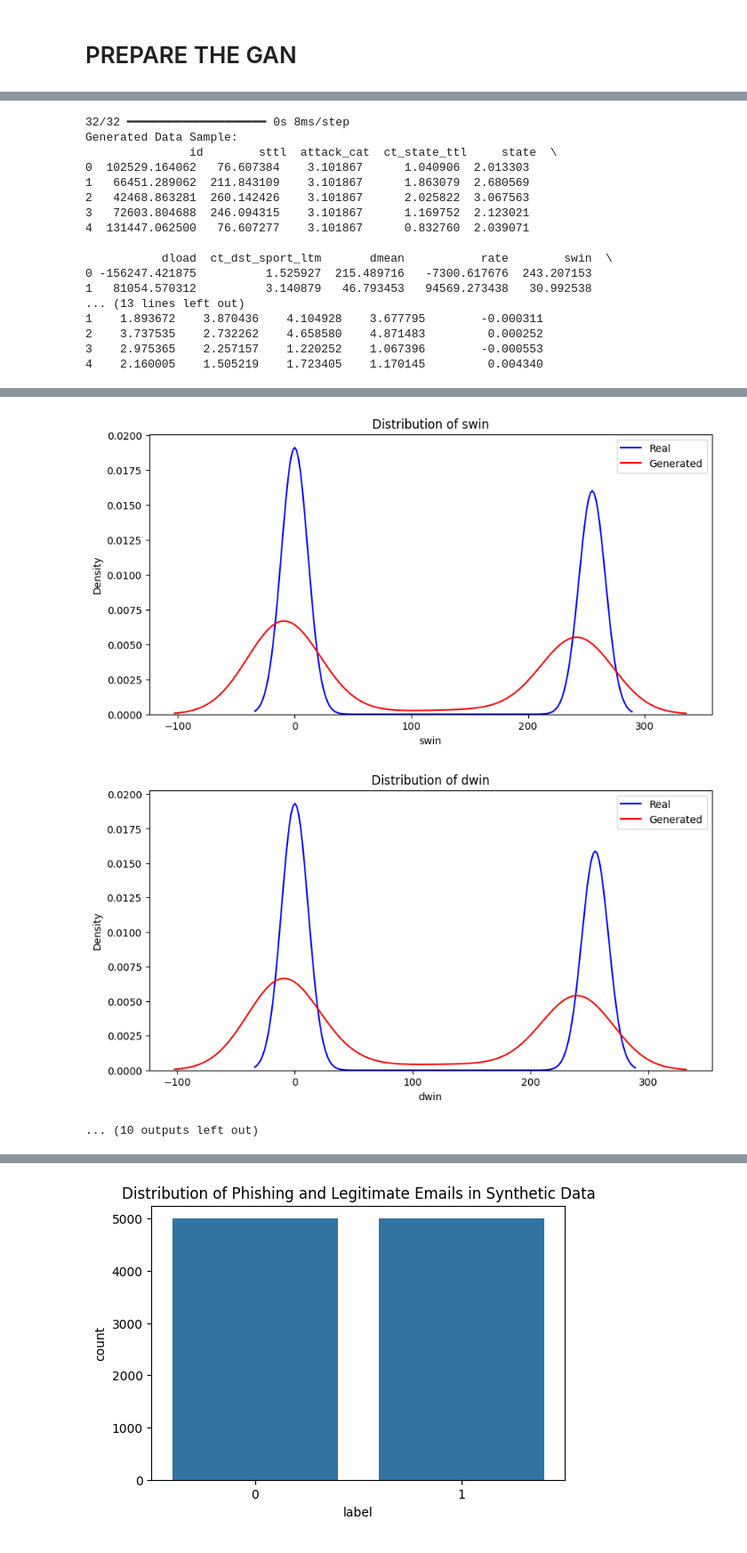
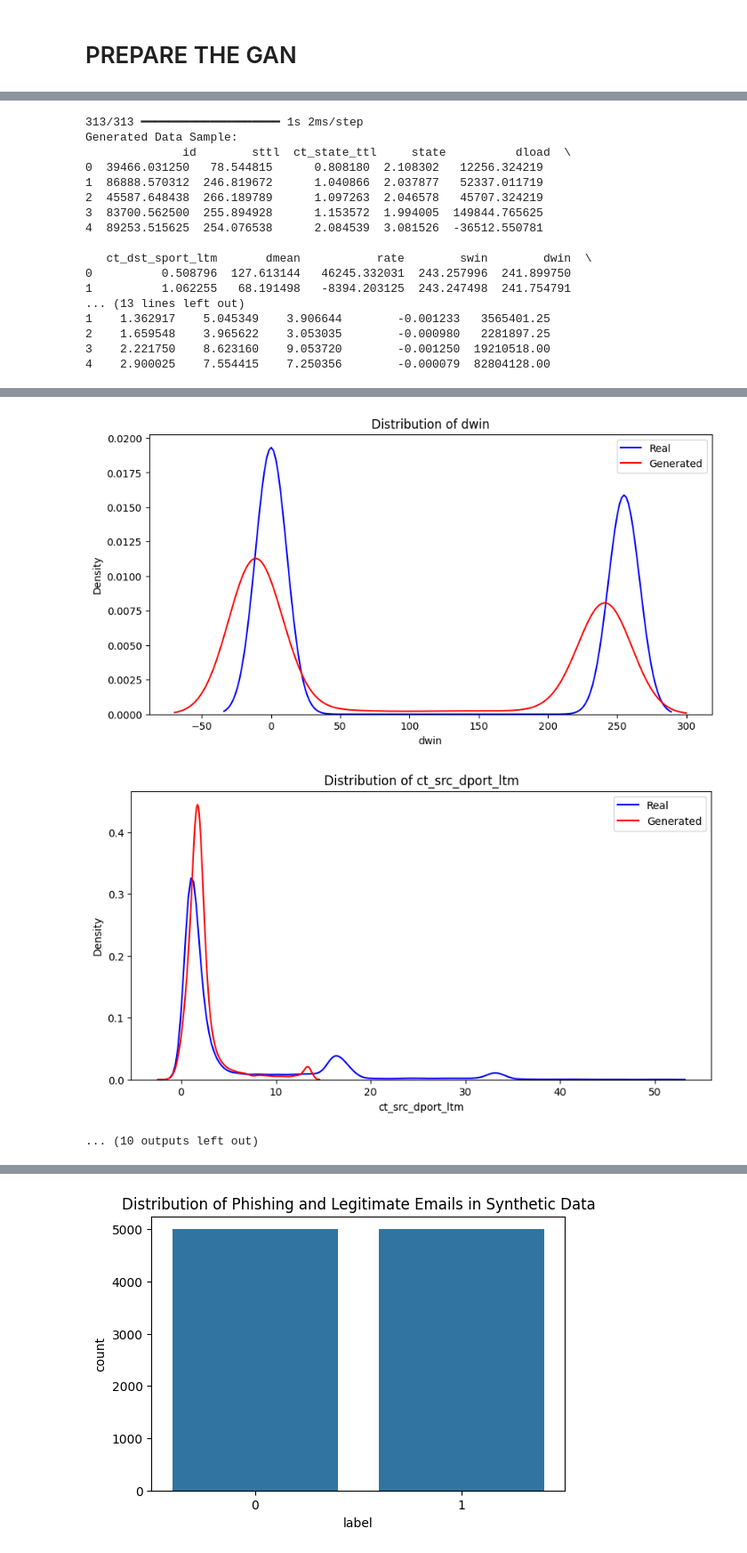
Before and after one commit to Phasio3/Final-Project-GAN-Cybersecurity, a Jupyter notebook: GAN_code.ipynb, the cells around one changed output, grey strips where cells are left out. Shown at 89% size. Saved outputs shown, nothing was run; the diff lists cells and outputs as text; code cells hidden in the pictures.

```diff
--- a/GAN_code.ipynb
+++ b/GAN_code.ipynb
@@ -30,6 +30,10 @@ Training set shape: (175341, 45)
 | 4 | 5 | 0.449454 | tcp | - | FIN | 10 | 6 | 534 | 268 | 33.373826 | ... | ... |
 5 rows × 45 columns
 # %%
+# delete attack_cat
+df_train = df_train.drop("attack_cat",axis=1)
+df_test = df_test.drop("attack_cat",axis=1)
+
 print("Testing set shape:", df_test.shape)
 df_test.head()
 # %% [output]
@@ -44,10 +48,11 @@ Testing set shape: (82332, 45)
 # %%
 # Convert categorical features to float
-categorical_features = ['proto', 'service', 'state', 'attack_cat']
+categorical_features = ['proto', 'service', 'state']
 for feature in categorical_features:
     df_train[feature] = df_train[feature].astype('category').cat.codes
     df_test[feature] = df_test[feature].astype('category').cat.codes
 
+
 # df shape
 print("Training set shape after encoding:", df_train.shape)
 print("Testing set shape after encoding:", df_test.shape)
@@ -401,6 +406,6 @@ d_losses, g_losses = train_gan_plot_samples(
 # %%
 # evaluate the GAN
-def evaluate_gan(generator, X_test, latent_dim, n_samples=1000):
+def evaluate_gan(generator, X_test, latent_dim, n_samples=10000):
     noise = np.random.normal(0, 1, (n_samples, latent_dim))
     generated_data = generator.predict(noise)
     generated_data = scaler.inverse_transform(generated_data)
@@ -420,20 +425,20 @@ evaluate_gan(generator, X_test, latent_dim)
 # Save the models
 generator.save('generator_model.h5')
 # %% [output]
-32/32 ━━━━━━━━━━━━━━━━━━━━ 0s 8ms/step
+313/313 ━━━━━━━━━━━━━━━━━━━━ 1s 2ms/step
 Generated Data Sample:
-               id        sttl  attack_cat  ct_state_ttl     state  \
-0  102529.164062   76.607384    3.101867      1.040906  2.013303
-1   66451.289062  211.843109    3.101867      1.863079  2.680569
-2   42468.863281  260.142426    3.101867      2.025822  3.067563
-3   72603.804688  246.094315    3.101867      1.169752  2.123021
-4  131447.062500   76.607277    3.101867      0.832760  2.039071
+              id        sttl  ct_state_ttl     state          dload  \
+0  39466.031250   78.544815      0.808180  2.108302   12256.324219
+1  86888.570312  246.819672      1.040866  2.037877   52337.011719
+2  45587.648438  266.189789      1.097263  2.046578   45707.324219
+3  83700.562500  255.894928      1.153572  1.994005  149844.765625
+4  89253.515625  254.076538      2.084539  3.081526  -36512.550781
 
-           dload  ct_dst_sport_ltm       dmean           rate        swin  \
-0 -156247.421875          1.525927  215.489716   -7300.617676  243.207153
-1   81054.570312          3.140879   46.793453   94569.273438   30.992538
+   ct_dst_sport_ltm       dmean           rate        swin        dwin  \
+0          0.508796  127.613144   46245.332031  243.257996  241.899750
+1          1.062255   68.191498   -8394.203125  243.247498  241.754791
 ... (13 lines left out)
-1    1.893672    3.870436    4.104928    3.677795        -0.000311
-2    3.737535    2.732262    4.658580    4.871483         0.000252
-3    2.975365    2.257157    1.220252    1.067396        -0.000553
-4    2.160005    1.505219    1.723405    1.170145         0.004340
+1    1.362917    5.045349    3.906644        -0.001233   3565401.25
+2    1.659548    3.965622    3.053035        -0.000980   2281897.25
+3    2.221750    8.623160    9.053720        -0.001250  19210518.00
+4    2.900025    7.554415    7.250356        -0.000079  82804128.00
@@ -449,5 +454,5 @@ Generated Data Sample:
-[figure, old version]
+[figure, new version]
-[figure, old version]
+[figure, new version]
 ... (10 outputs left out)
 # %%
 # generate synthetic data and force 50% phishing / 50% legitimate using discriminator ranking
```
Also changed, not shown: parts of 12 cells of this notebook, 10 other files.
